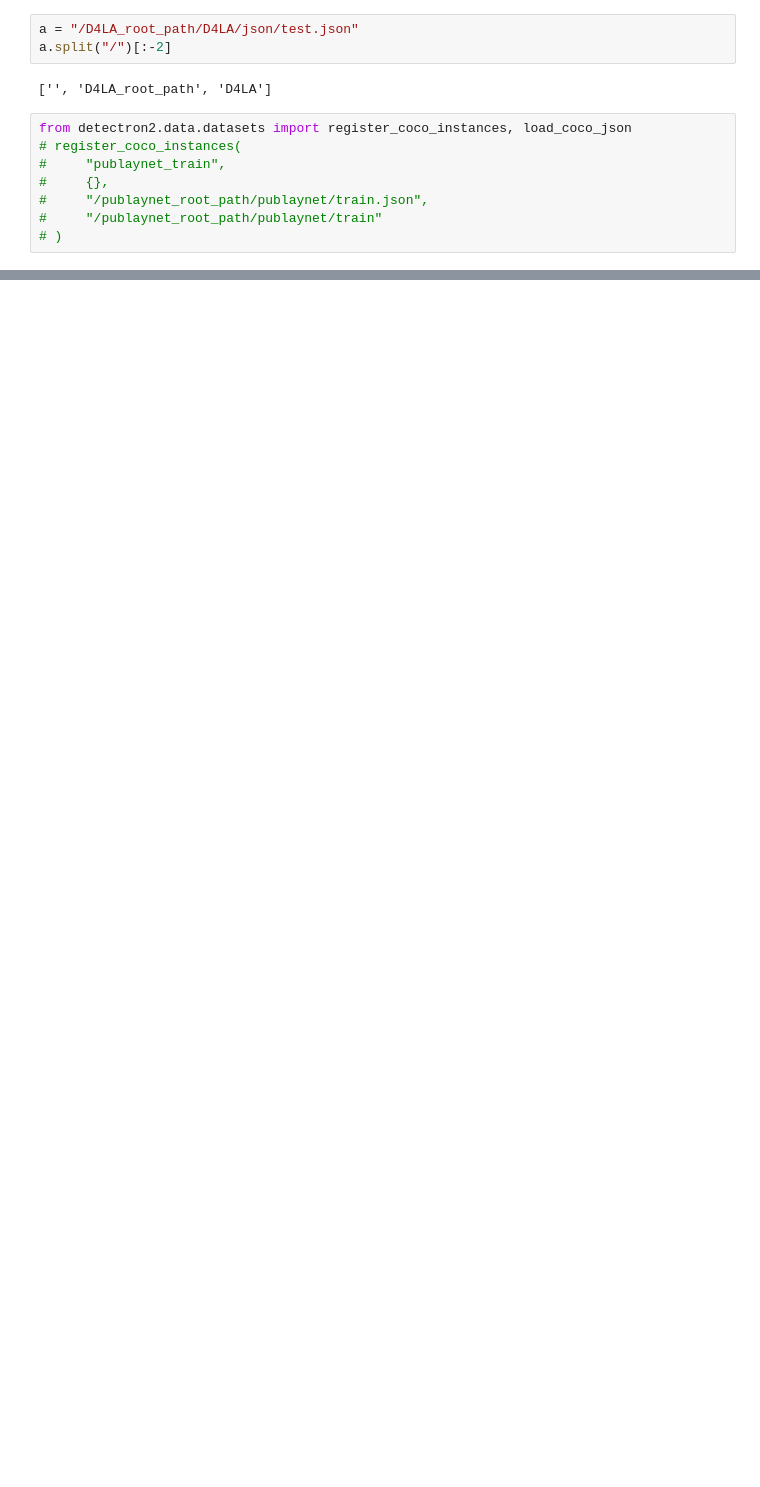
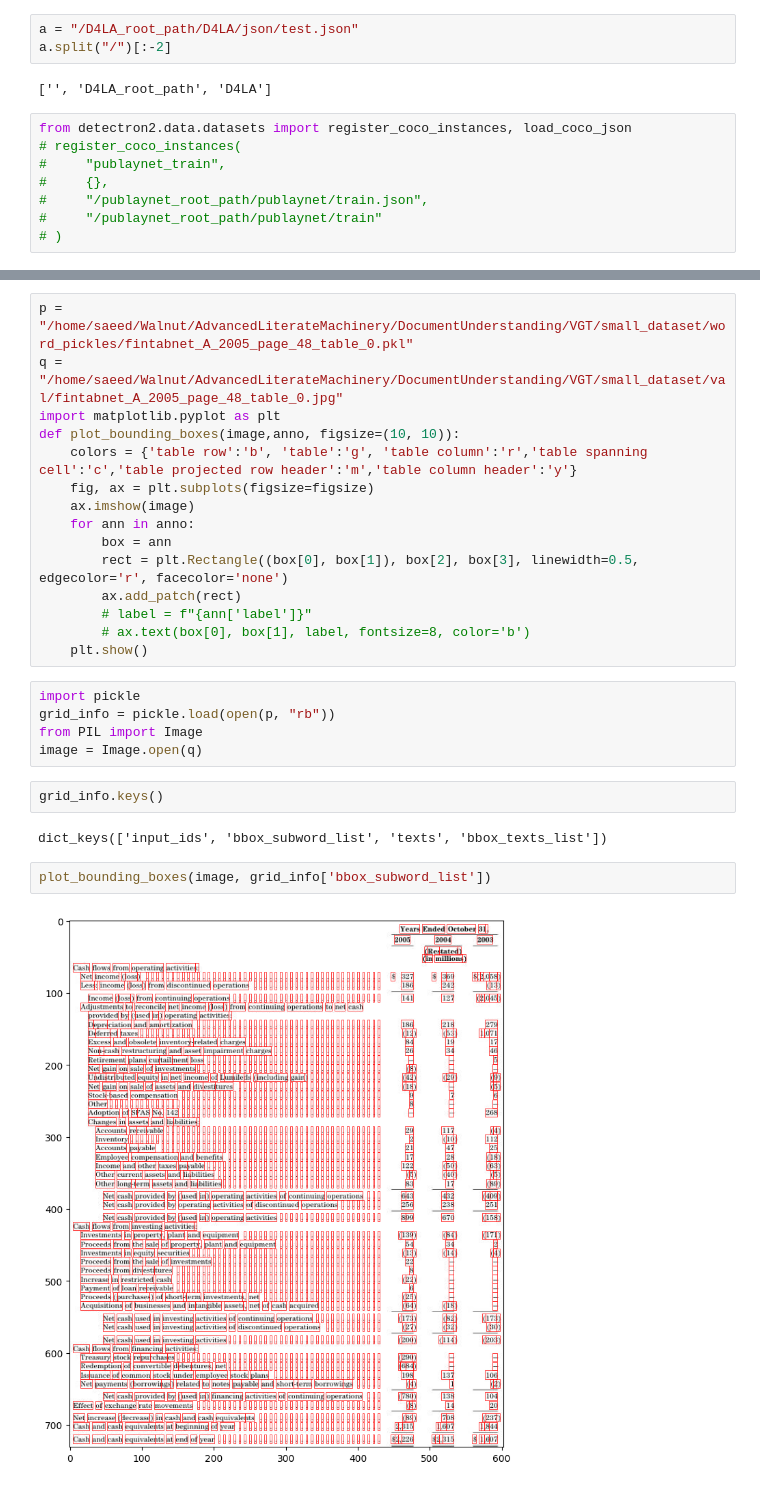
Before and after one commit to Saeed11b95/VGT, a Jupyter notebook: object_detection/playground.ipynb, the cells around one changed output, grey strips where cells are left out. Drawn from its saved outputs; the diff is of its cells as text; blank space fills up the shorter version.

```diff
--- a/object_detection/playground.ipynb
+++ b/object_detection/playground.ipynb
@@ -395,0 +449,28 @@ TypeError: load_coco_json() missing 2 required positional arguments: 'json_file'
+# %%
+p = "/home/saeed/Walnut/AdvancedLiterateMachinery/DocumentUnderstanding/VGT/small_dataset/word_pickles/fintabnet_A_2005_page_48_table_0.pkl"
+q = "/home/saeed/Walnut/AdvancedLiterateMachinery/DocumentUnderstanding/VGT/small_dataset/val/fintabnet_A_2005_page_48_table_0.jpg"
+import matplotlib.pyplot as plt
+def plot_bounding_boxes(image,anno, figsize=(10, 10)):
+    colors = {'table row':'b', 'table':'g', 'table column':'r','table spanning cell':'c','table projected row header':'m','table column header':'y'}
+    fig, ax = plt.subplots(figsize=figsize)
+    ax.imshow(image)
+    for ann in anno:
+        box = ann
+        rect = plt.Rectangle((box[0], box[1]), box[2], box[3], linewidth=0.5, edgecolor='r', facecolor='none')
+        ax.add_patch(rect)
+        # label = f"{ann['label']}"
+        # ax.text(box[0], box[1], label, fontsize=8, color='b')
+    plt.show()
+# %%
+import pickle
+grid_info = pickle.load(open(p, "rb"))
+from PIL import Image
+image = Image.open(q)
+# %%
+grid_info.keys()
+# %% [output]
+dict_keys(['input_ids', 'bbox_subword_list', 'texts', 'bbox_texts_list'])
+# %%
+plot_bounding_boxes(image, grid_info['bbox_subword_list'])
+# %% [output]
+[figure, added]
```
Also changed, not shown: parts of 7 cells of this notebook, 18 other files.
